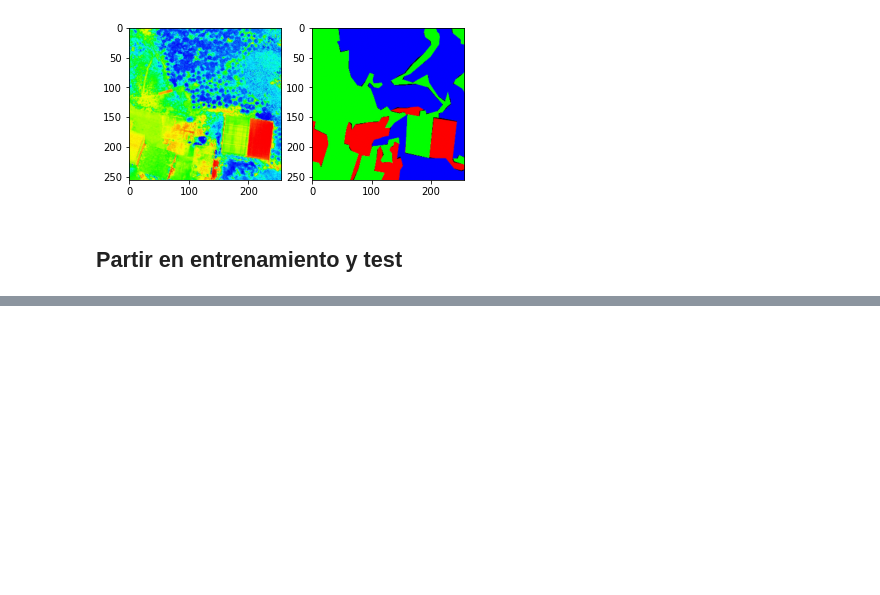
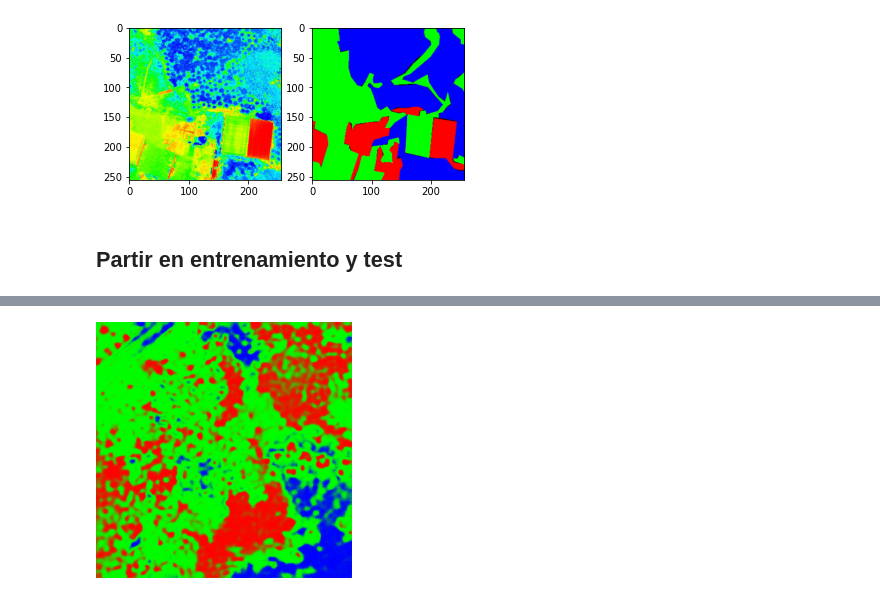
Before and after one commit to AndresInsuasty/tesis-cafes-especiales, a Jupyter notebook: AutoencoderNDVI.ipynb, the cells around one changed output, grey strips where cells are left out. Cells and saved outputs as stored; diff of their text form; code cells hidden in the pictures; blank space fills up the shorter version.

```diff
--- a/AutoencoderNDVI.ipynb
+++ b/AutoencoderNDVI.ipynb
@@ -142,0 +179,8 @@ tf.keras.utils.plot_model(
+# %%
+model.compile(optimizer='adam', loss='binary_crossentropy')
+# %%
+history=model.fit(x_train, x_train,
+                epochs=102,
+                batch_size=16,
+                validation_data=(x_test, x_test),
+                shuffle=True)
@@ -142,0 +207,4 @@ tf.keras.utils.plot_model(
+# %%
+cv2_imshow(model.predict(x_test[0:1,...])[0,...]*255)
+# %% [output]
+[figure, added]
```
Also changed, not shown: parts of 7 cells of this notebook.
